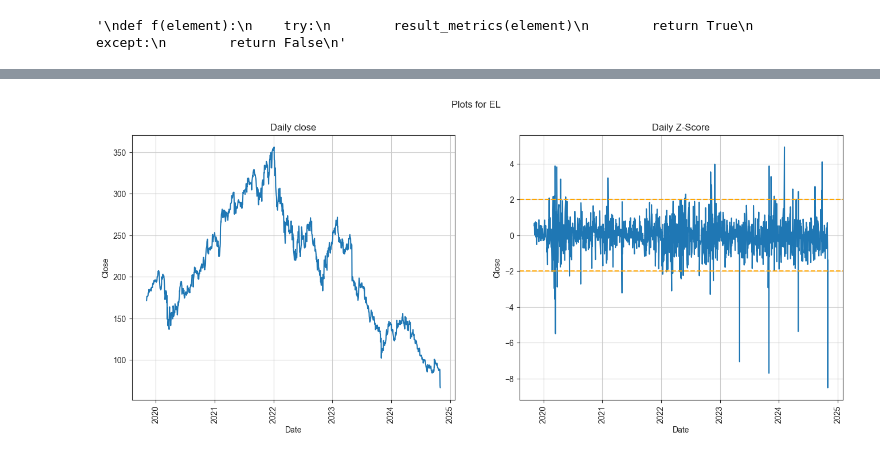
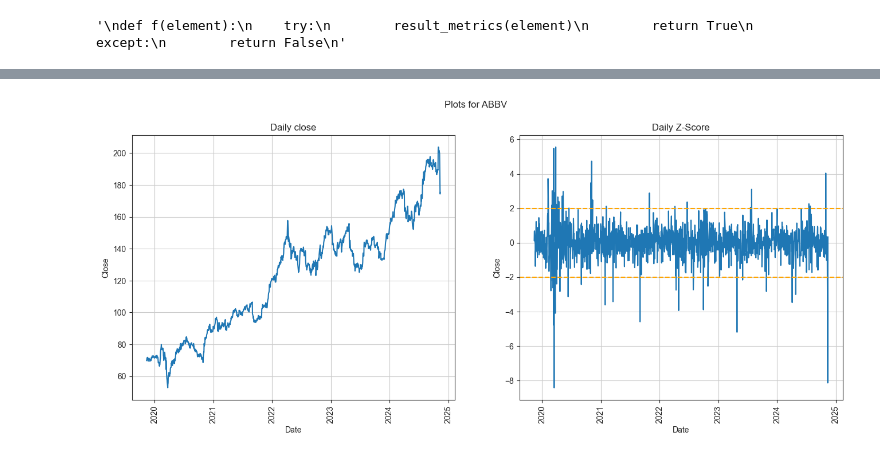
Before and after one commit to ggoni/dividend-stock-picker, a Jupyter notebook: explore-stocks.ipynb, the cells around one changed output, grey strips where cells are left out. Drawn from its saved outputs; the diff is of its cells as text; code cells hidden in the pictures.

```diff
--- a/explore-stocks.ipynb
+++ b/explore-stocks.ipynb
@@ -212,3 +207,3 @@ mono('NMRA')
 # %%
-summary('CEG')
+summary('ABBV')
 # %% [output]
@@ -222 +217 @@ EL  Not Available  -4.692011
-[figure, old version]
+[figure, new version]
```
Also changed, not shown: parts of 5 cells of this notebook.
